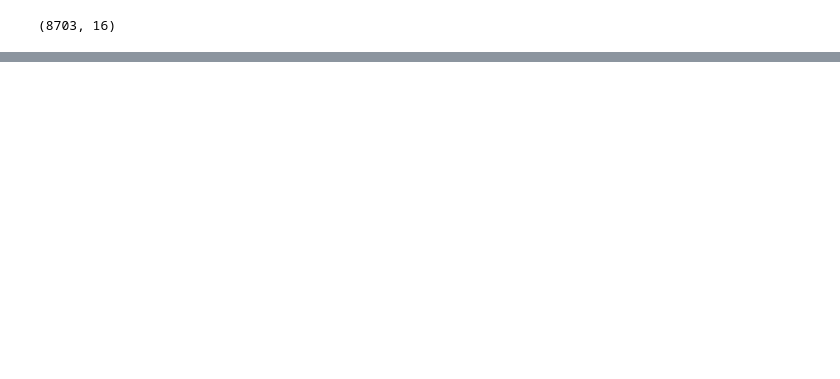
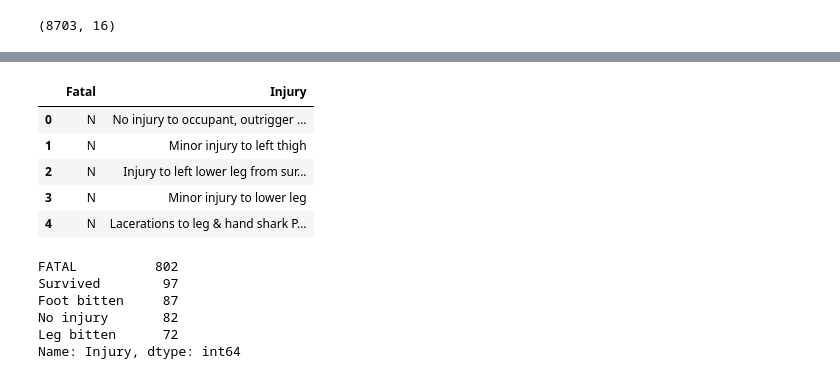
Before and after one commit to Nereland/Shark_Attack_Project, a Jupyter notebook: Pandas_Shark_Project.ipynb, the cells around one changed output, grey strips where cells are left out. Saved outputs shown, nothing was run; the diff lists cells and outputs as text; code cells hidden in the pictures; blank space fills up the shorter version.

```diff
--- a/Pandas_Shark_Project.ipynb
+++ b/Pandas_Shark_Project.ipynb
@@ -287,0 +104,19 @@ SyntaxError: unmatched ')' (<ipython-input-85-b52de348f038>, line 1)
+# %%
+#Now I rename the content of cells in order to
+study_att[["Fatal", "Injury"]].head()
+# %% [output]
+|  | Fatal | Injury |
+| 0 | N | No injury to occupant, outrigger ... |
+| 1 | N | Minor injury to left thigh |
+| 2 | N | Injury to left lower leg from sur... |
+| 3 | N | Minor injury to lower leg |
+| 4 | N | Lacerations to leg & hand shark P... |
+# %%
+study_att.Injury.value_counts().head()
+# %% [output]
+FATAL          802
+Survived        97
+Foot bitten     87
+No injury       82
+Leg bitten      72
+Name: Injury, dtype: int64
```
Also changed, not shown: parts of 49 cells of this notebook.
